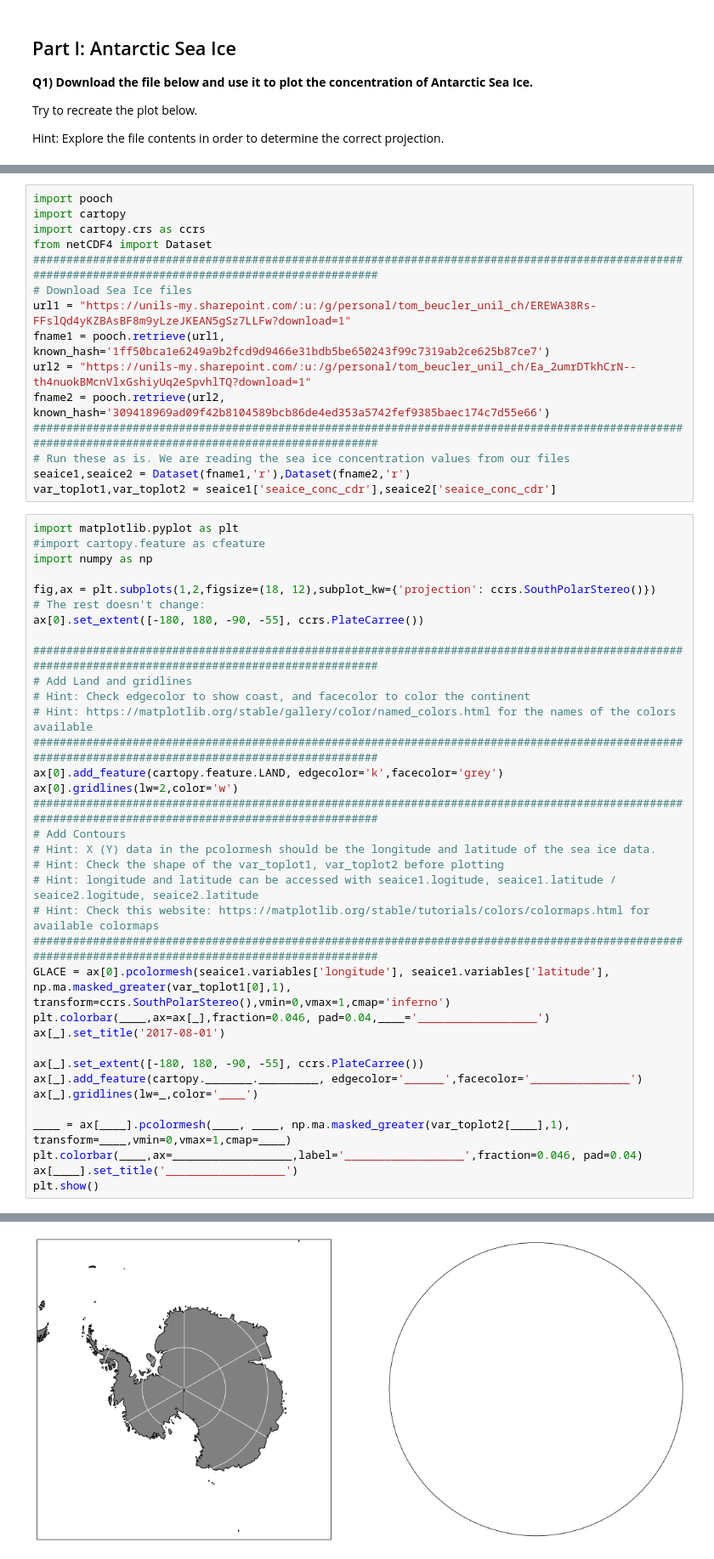
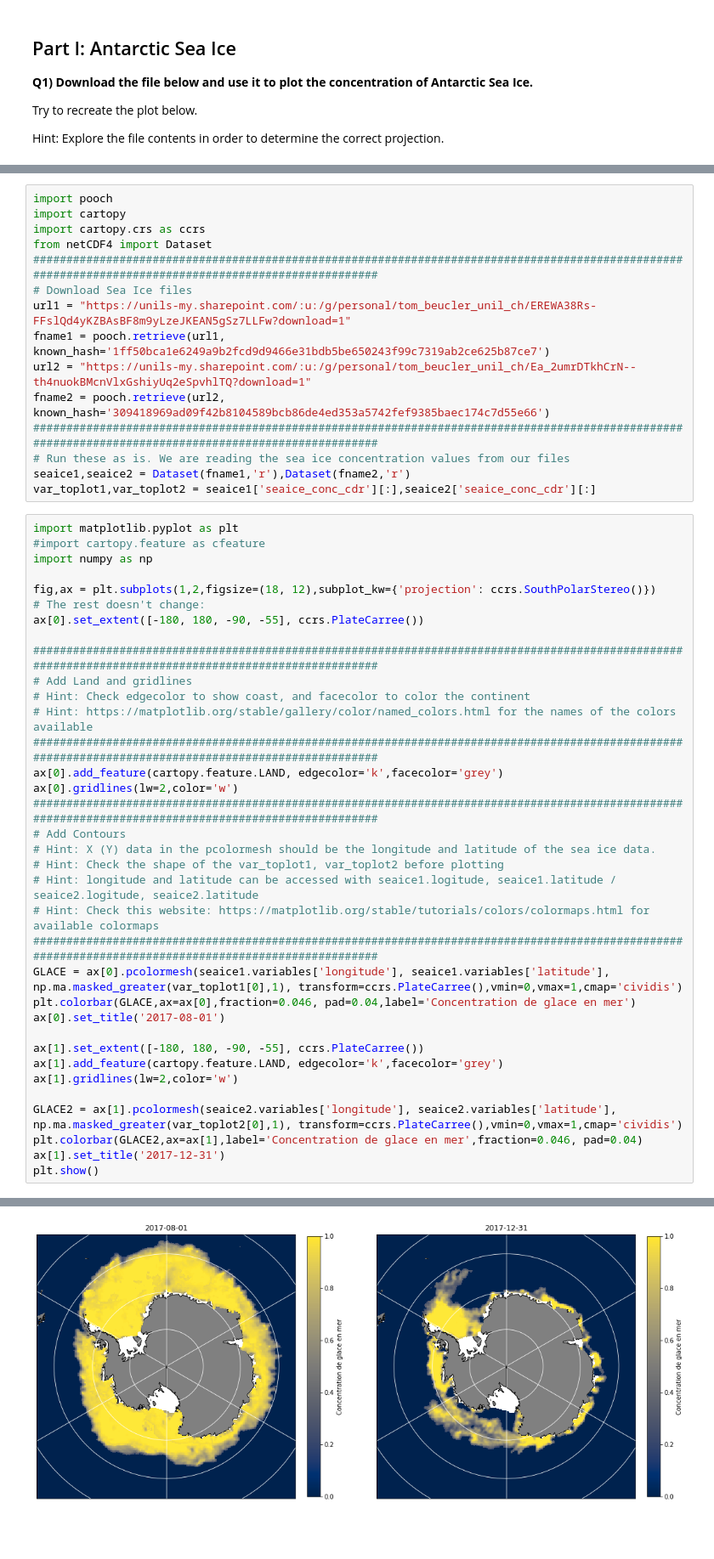
Before and after one commit to mrfabien/2022_Intro_Python, a Jupyter notebook: Exercises/W2_S2.ipynb, the cells around one changed output, grey strips where cells are left out. Shown at 85% size. Drawn from its saved outputs; the diff is of its cells as text; blank space fills up the shorter version.

```diff
--- a/Exercises/W2_S2.ipynb
+++ b/Exercises/W2_S2.ipynb
@@ -195,7 +195,7 @@ fname2 = pooch.retrieve(url2, known_hash='309418969ad09f42b8104589bcb86de4ed353a
 ######################################################################################################################################################
 # Run these as is. We are reading the sea ice concentration values from our files
 seaice1,seaice2 = Dataset(fname1,'r'),Dataset(fname2,'r')
-var_toplot1,var_toplot2 = seaice1['seaice_conc_cdr'],seaice2['seaice_conc_cdr']
+var_toplot1,var_toplot2 = seaice1['seaice_conc_cdr'][:],seaice2['seaice_conc_cdr'][:]
 # %%
 import matplotlib.pyplot as plt
 #import cartopy.feature as cfeature
@@ -219,16 +219,16 @@ ax[0].gridlines(lw=2,color='w')
 # Hint: longitude and latitude can be accessed with seaice1.logitude, seaice1.latitude / seaice2.logitude, seaice2.latitude
 # Hint: Check this website: https://matplotlib.org/stable/tutorials/colors/colormaps.html for available colormaps
 ######################################################################################################################################################
-GLACE = ax[0].pcolormesh(seaice1.variables['longitude'], seaice1.variables['latitude'], np.ma.masked_greater(var_toplot1[0],1), transform=ccrs.SouthPolarStereo(),vmin=0,vmax=1,cmap='inferno')
-plt.colorbar(____,ax=ax[_],fraction=0.046, pad=0.04,____='__________________')
-ax[_].set_title('2017-08-01')
+GLACE = ax[0].pcolormesh(seaice1.variables['longitude'], seaice1.variables['latitude'], np.ma.masked_greater(var_toplot1[0],1), transform=ccrs.PlateCarree(),vmin=0,vmax=1,cmap='cividis')
+plt.colorbar(GLACE,ax=ax[0],fraction=0.046, pad=0.04,label='Concentration de glace en mer')
+ax[0].set_title('2017-08-01')
 
-ax[_].set_extent([-180, 180, -90, -55], ccrs.PlateCarree())
-ax[_].add_feature(cartopy._______._________, edgecolor='______',facecolor='_______________')
-ax[_].gridlines(lw=_,color='____')
+ax[1].set_extent([-180, 180, -90, -55], ccrs.PlateCarree())
+ax[1].add_feature(cartopy.feature.LAND, edgecolor='k',facecolor='grey')
+ax[1].gridlines(lw=2,color='w')
 
-____ = ax[____].pcolormesh(____, ____, np.ma.masked_greater(var_toplot2[____],1), transform=____,vmin=0,vmax=1,cmap=____)
-plt.colorbar(____,ax=__________________,label='__________________',fraction=0.046, pad=0.04)
-ax[____].set_title('__________________')
+GLACE2 = ax[1].pcolormesh(seaice2.variables['longitude'], seaice2.variables['latitude'], np.ma.masked_greater(var_toplot2[0],1), transform=ccrs.PlateCarree(),vmin=0,vmax=1,cmap='cividis')
+plt.colorbar(GLACE2,ax=ax[1],label='Concentration de glace en mer',fraction=0.046, pad=0.04)
+ax[1].set_title('2017-12-31')
 plt.show()
 # %% [output]
@@ -236,4 +235,4 @@ NameError: ignored
-[figure, old version]
+[figure, new version]
 # %% [markdown]
 ## Part II: 2014 Earthquakes
 **Q2) Download the file below and use it to plot the location of >4 Richter Scale earthquakes in the US during 2014.**
```
Also changed, not shown: parts of 2 cells of this notebook.
